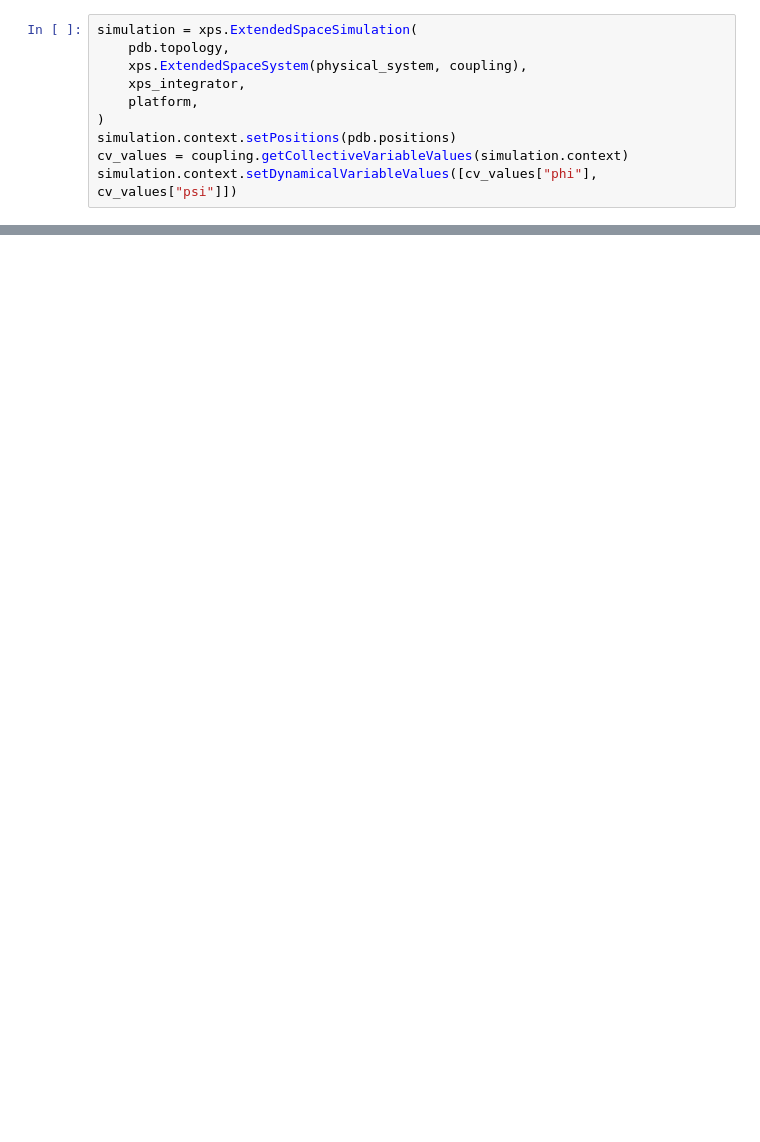
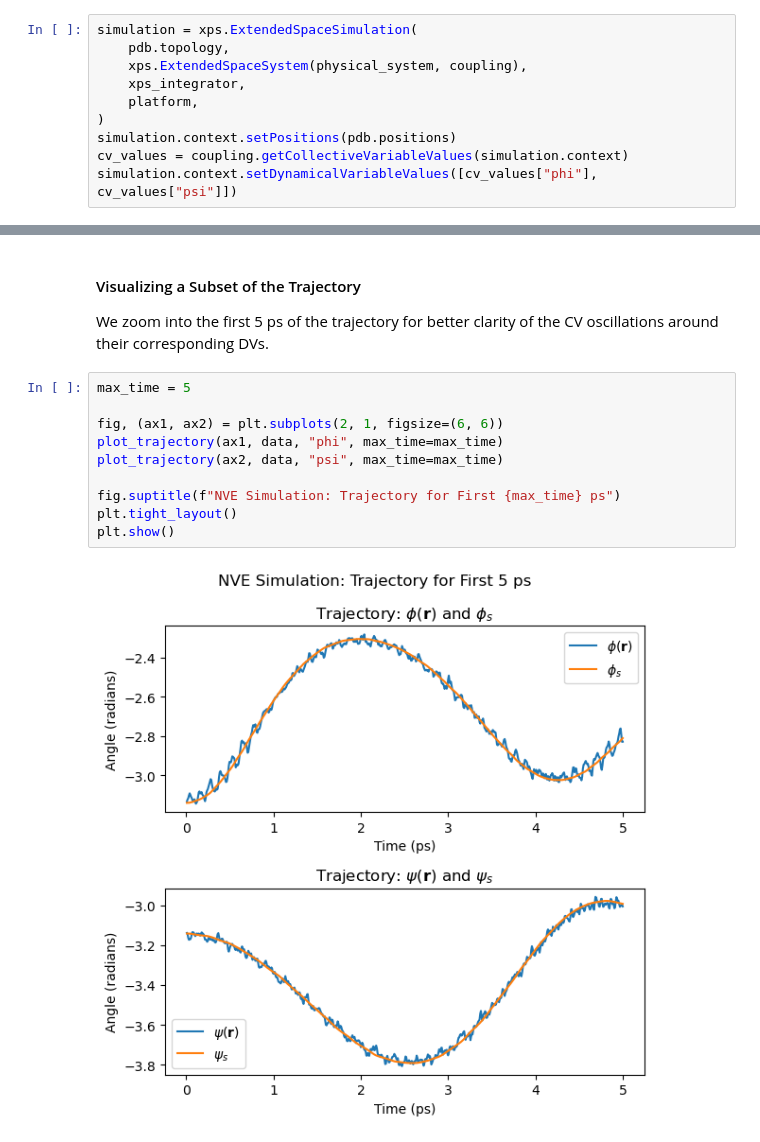
Before and after one commit to craabreu/openxps, a Jupyter notebook: examples/alanine_dipeptide/nve-simulation.ipynb, the cells around one changed output, grey strips where cells are left out. Drawn from its saved outputs; the diff is of its cells as text; blank space fills up the shorter version.

```diff
--- a/examples/alanine_dipeptide/nve-simulation.ipynb
+++ b/examples/alanine_dipeptide/nve-simulation.ipynb
@@ -158,0 +224,16 @@ plt.show()
+# %% [markdown]
+#### Visualizing a Subset of the Trajectory
+
+We zoom into the first 5 ps of the trajectory for better clarity of the CV oscillations around their corresponding DVs.
+# %%
+max_time = 5
+
+fig, (ax1, ax2) = plt.subplots(2, 1, figsize=(6, 6))
+plot_trajectory(ax1, data, "phi", max_time=max_time)
+plot_trajectory(ax2, data, "psi", max_time=max_time)
+
+fig.suptitle(f"NVE Simulation: Trajectory for First {max_time} ps")
+plt.tight_layout()
+plt.show()
+# %% [output]
+[figure, added]
```
Also changed, not shown: parts of 30 cells of this notebook, 3 other files.
